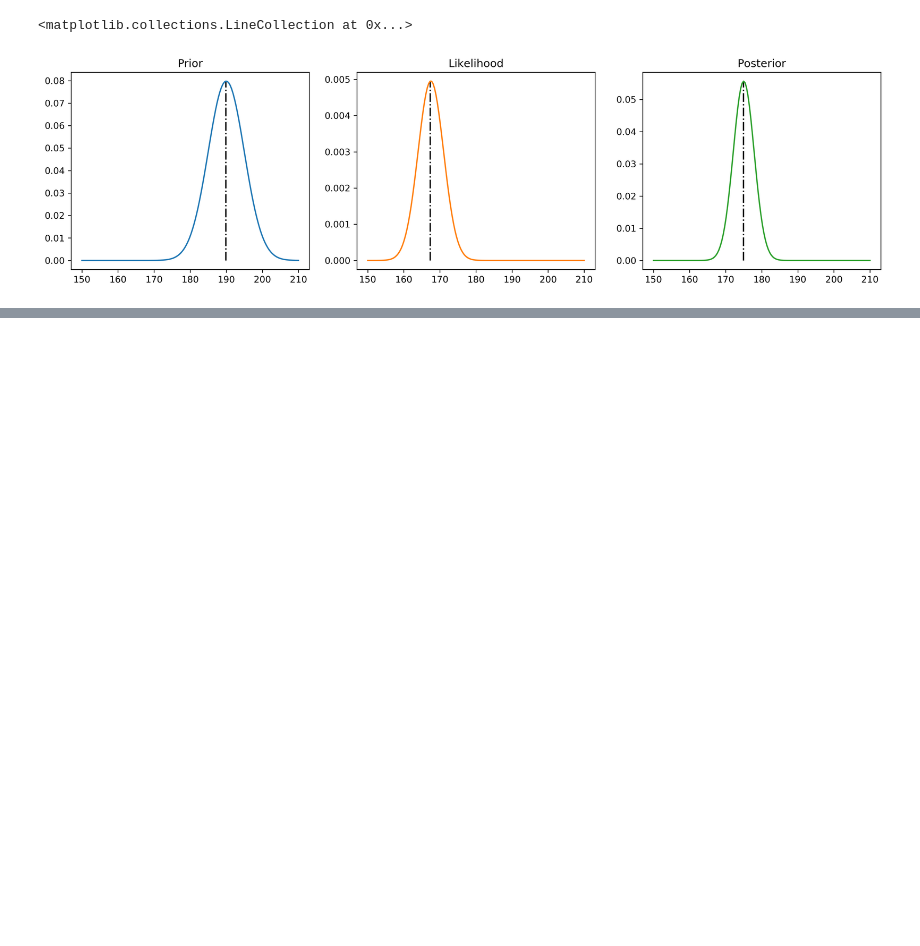
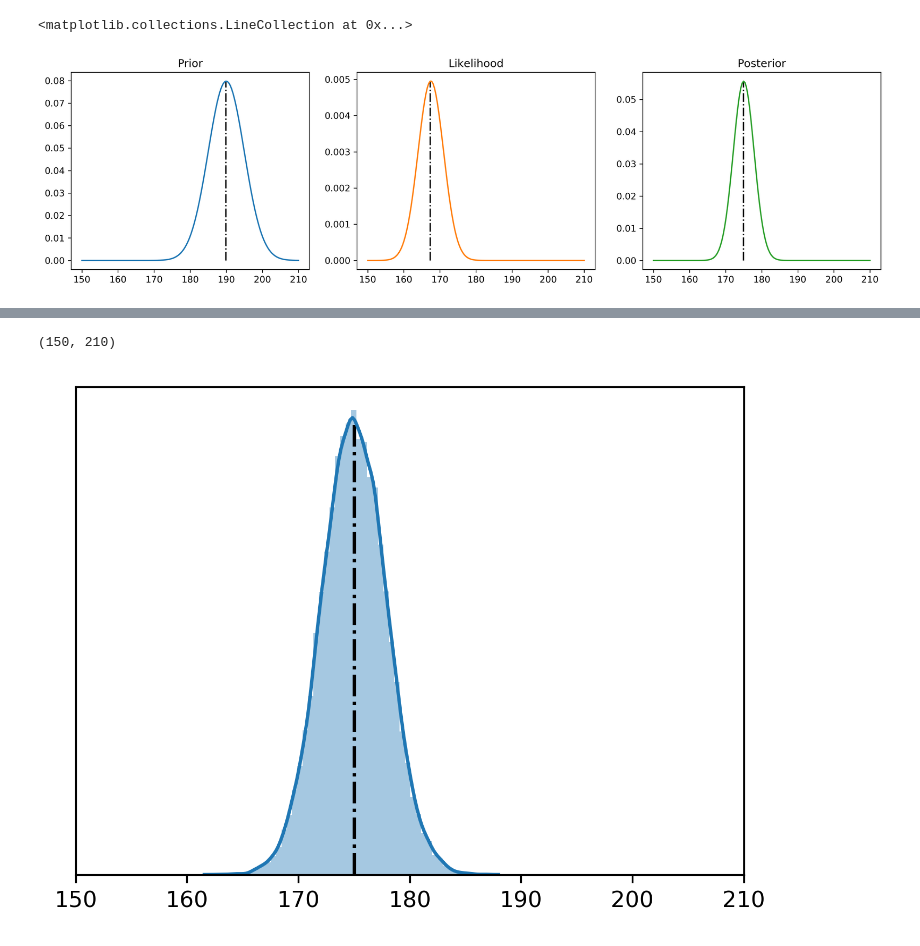
Before and after one commit to ritchie46/pydata-pymc3-prophet, a Jupyter notebook: notebooks/code-up.ipynb, the cells around one changed output, grey strips where cells are left out. Saved outputs shown, nothing was run; the diff lists cells and outputs as text; code cells hidden in the pictures; blank space fills up the shorter version.

```diff
--- a/notebooks/code-up.ipynb
+++ b/notebooks/code-up.ipynb
@@ -322,0 +352,9 @@ plt.vlines(h[posterior.argmax()], 0, posterior.max(), linestyles='-.')
+# %%
+plt.figure(figsize=(16 / 3, 4), dpi=300)
+sns.distplot(trace['mu'], hist=True)
+plt.yticks([])
+plt.vlines(trace['mu'].mean(), 0, 0.135, linestyle='-.')
+plt.xlim(150, 210)
+# %% [output]
+(150, 210)
+[figure, added]
```
Also changed, not shown: parts of 8 cells of this notebook, 4 other files.
